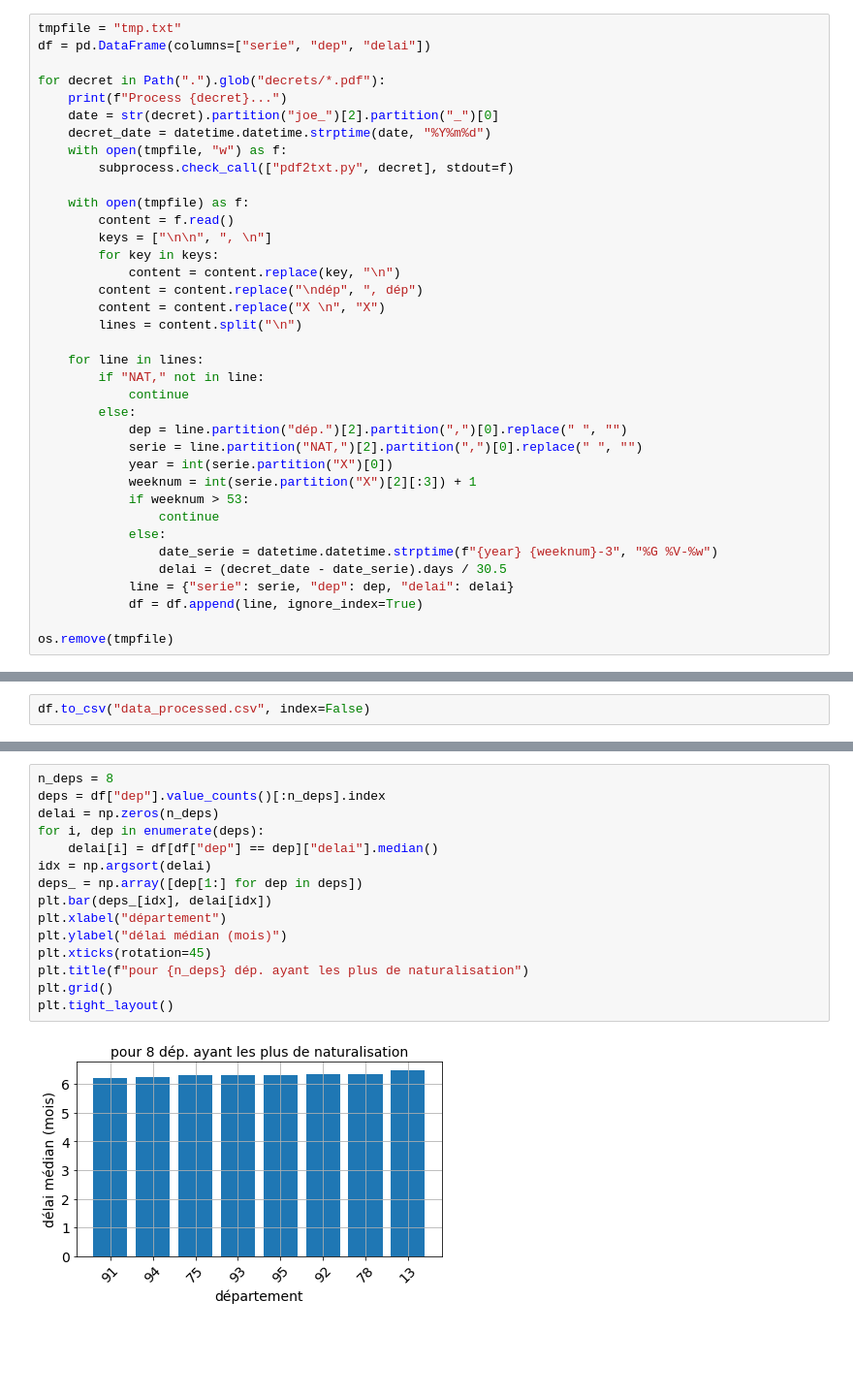
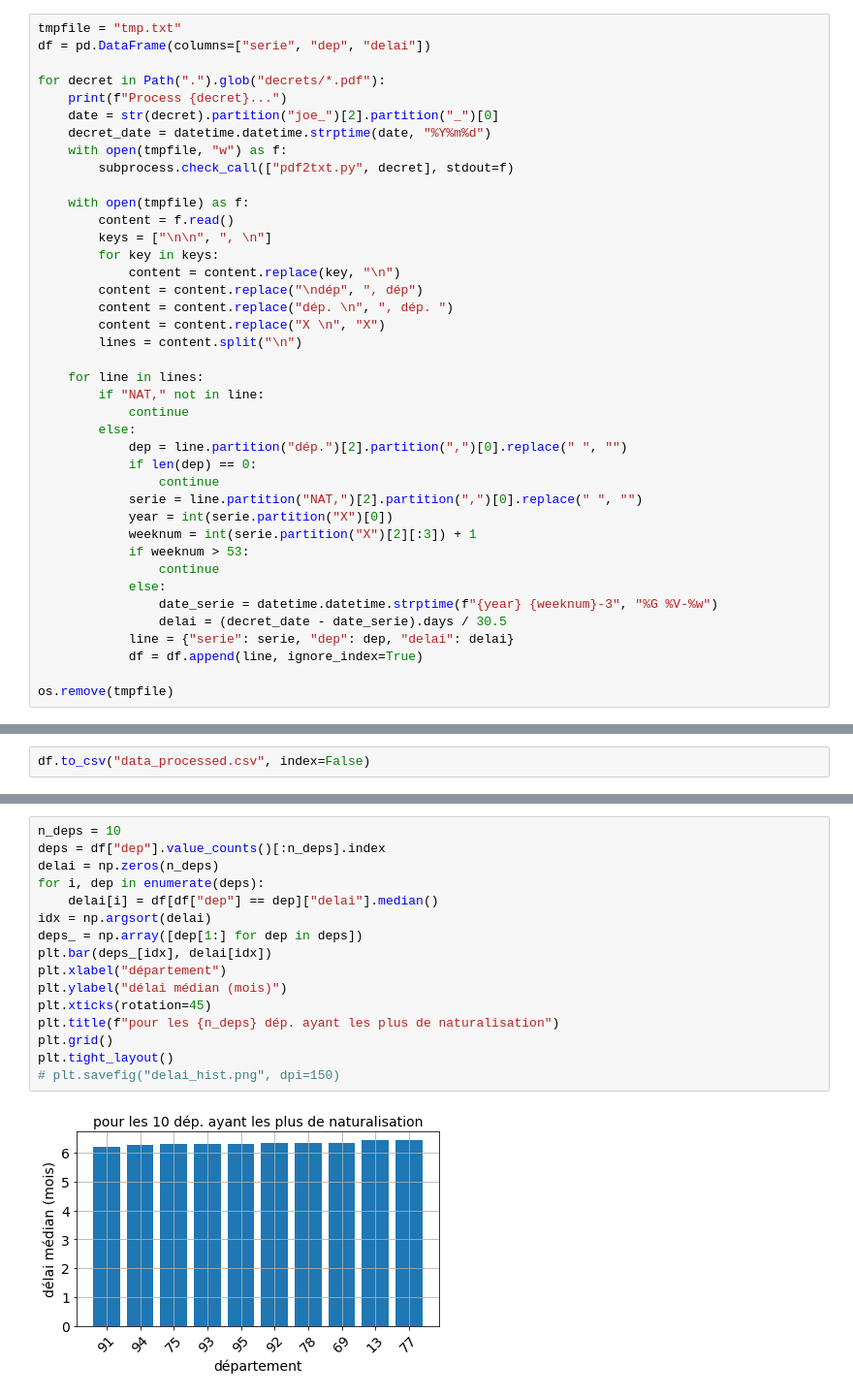
Before and after one commit to tianyikillua/naturalisation-statistiques, a Jupyter notebook: plot.ipynb, the cells around one changed output, grey strips where cells are left out. Shown at 97% size. Drawn from its saved outputs; the diff is of its cells as text; blank space fills up the shorter version.

```diff
--- a/plot.ipynb
+++ b/plot.ipynb
@@ -34,6 +34,7 @@ for decret in Path(".").glob("decrets/*.pdf"):
         for key in keys:
             content = content.replace(key, "\n")
         content = content.replace("\ndép", ", dép")
+        content = content.replace("dép. \n", ", dép. ")
         content = content.replace("X \n", "X")
         lines = content.split("\n")
 
@@ -42,6 +43,8 @@ for decret in Path(".").glob("decrets/*.pdf"):
             continue
         else:
             dep = line.partition("dép.")[2].partition(",")[0].replace(" ", "")
+            if len(dep) == 0:
+                continue
             serie = line.partition("NAT,")[2].partition(",")[0].replace(" ", "")
             year = int(serie.partition("X")[0])
             weeknum = int(serie.partition("X")[2][:3]) + 1
@@ -91,20 +95,21 @@ plt.tight_layout()
 # %%
-n_deps = 8
+n_deps = 10
 deps = df["dep"].value_counts()[:n_deps].index
 delai = np.zeros(n_deps)
 for i, dep in enumerate(deps):
     delai[i] = df[df["dep"] == dep]["delai"].median()
 idx = np.argsort(delai)
 deps_ = np.array([dep[1:] for dep in deps])
 plt.bar(deps_[idx], delai[idx])
 plt.xlabel("département")
 plt.ylabel("délai médian (mois)")
 plt.xticks(rotation=45)
-plt.title(f"pour {n_deps} dép. ayant les plus de naturalisation")
+plt.title(f"pour les {n_deps} dép. ayant les plus de naturalisation")
 plt.grid()
 plt.tight_layout()
+# plt.savefig("delai_hist.png", dpi=150)
 # %% [output]
-[figure, old version]
+[figure, new version]
 # %%
 def duration_dep(dep):
     return df[df["dep"] == dep]["delai"]
```
Also changed, not shown: parts of 2 cells of this notebook, 1 other file.
